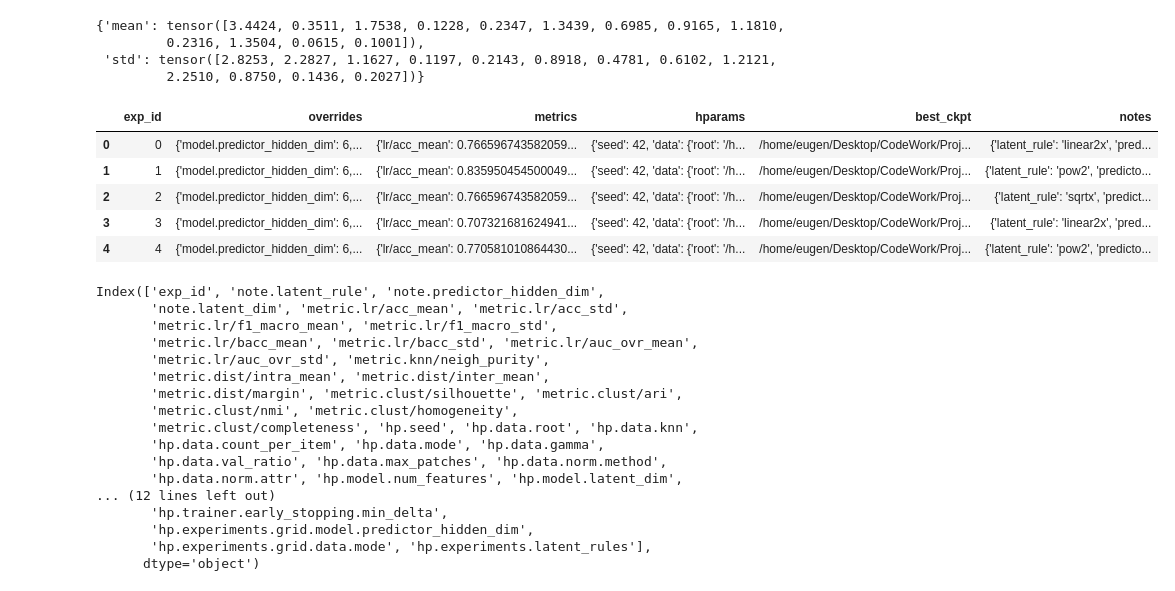
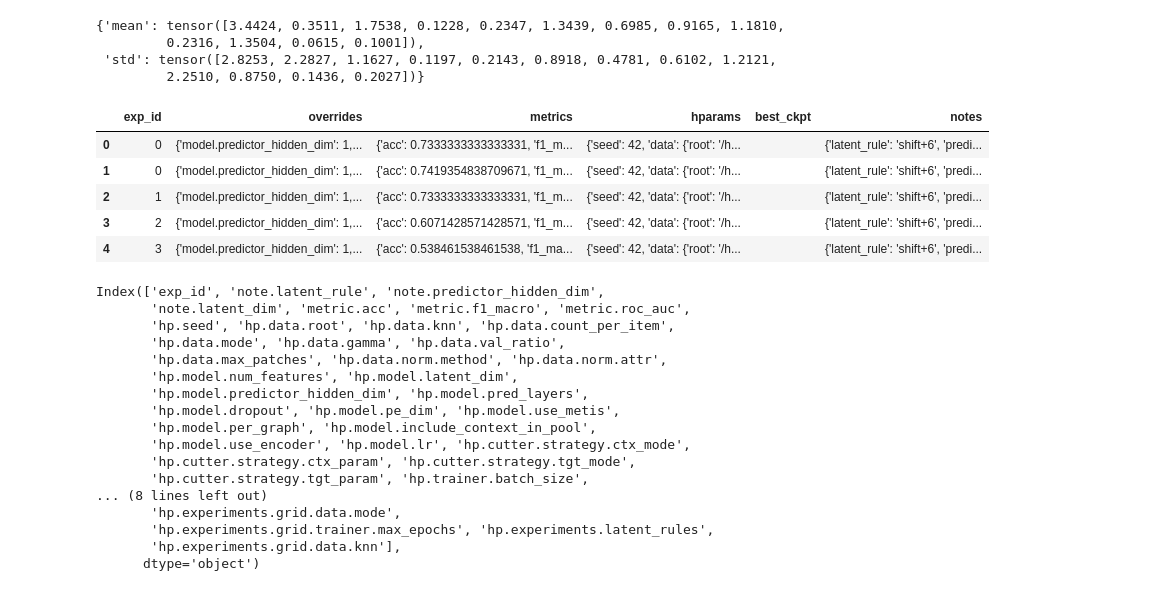
Before and after one commit to NEurosgen/jepa-spines, a Jupyter notebook: Untitled-1.ipynb, the cells around one changed output. Saved outputs shown, nothing was run; the diff lists cells and outputs as text; code cells hidden in the pictures.

```diff
--- a/Untitled-1.ipynb
+++ b/Untitled-1.ipynb
@@ -705,17 +926,17 @@ compute_feature_stats(graph_set)
 # %%
 import pandas as pd
 
 # JSON Lines -> ставим lines=True
-df = pd.read_json("experiments/results.jsonl", lines=True)
+df = pd.read_json("experiments/results_1.jsonl", lines=True)
 
 df.head()    # весь файл
 # %% [output]
 |  | exp_id | overrides | metrics | hparams | best_ckpt | notes |
-| 0 | 0 | {'model.predictor_hidden_dim': 6,... | {'lr/acc_mean': 0.766596743582059... | {'seed': 42, 'data': {'root': '/h... | /home/eugen/Desktop/CodeWork/Proj... | {'latent_rule': 'linear2x', 'pred... |
-| 1 | 1 | {'model.predictor_hidden_dim': 6,... | {'lr/acc_mean': 0.835950454500049... | {'seed': 42, 'data': {'root': '/h... | /home/eugen/Desktop/CodeWork/Proj... | {'latent_rule': 'pow2', 'predicto... |
-| 2 | 2 | {'model.predictor_hidden_dim': 6,... | {'lr/acc_mean': 0.766596743582059... | {'seed': 42, 'data': {'root': '/h... | /home/eugen/Desktop/CodeWork/Proj... | {'latent_rule': 'sqrtx', 'predict... |
-| 3 | 3 | {'model.predictor_hidden_dim': 6,... | {'lr/acc_mean': 0.707321681624941... | {'seed': 42, 'data': {'root': '/h... | /home/eugen/Desktop/CodeWork/Proj... | {'latent_rule': 'linear2x', 'pred... |
-| 4 | 4 | {'model.predictor_hidden_dim': 6,... | {'lr/acc_mean': 0.770581010864430... | {'seed': 42, 'data': {'root': '/h... | /home/eugen/Desktop/CodeWork/Proj... | {'latent_rule': 'pow2', 'predicto... |
+| 0 | 0 | {'model.predictor_hidden_dim': 1,... | {'acc': 0.7333333333333331, 'f1_m... | {'seed': 42, 'data': {'root': '/h... |  | {'latent_rule': 'shift+6', 'predi... |
+| 1 | 0 | {'model.predictor_hidden_dim': 1,... | {'acc': 0.7419354838709671, 'f1_m... | {'seed': 42, 'data': {'root': '/h... |  | {'latent_rule': 'shift+6', 'predi... |
+| 2 | 1 | {'model.predictor_hidden_dim': 1,... | {'acc': 0.7333333333333331, 'f1_m... | {'seed': 42, 'data': {'root': '/h... |  | {'latent_rule': 'shift+6', 'predi... |
+| 3 | 2 | {'model.predictor_hidden_dim': 1,... | {'acc': 0.6071428571428571, 'f1_m... | {'seed': 42, 'data': {'root': '/h... |  | {'latent_rule': 'shift+6', 'predi... |
+| 4 | 3 | {'model.predictor_hidden_dim': 1,... | {'acc': 0.538461538461538, 'f1_ma... | {'seed': 42, 'data': {'root': '/h... |  | {'latent_rule': 'shift+6', 'predi... |
 # %%
 notes   = pd.json_normalize(df["notes"])
 metrics = pd.json_normalize(df["metrics"])
@@ -734,20 +955,20 @@ out = pd.concat(
 out.columns
 # %% [output]
 Index(['exp_id', 'note.latent_rule', 'note.predictor_hidden_dim',
-       'note.latent_dim', 'metric.lr/acc_mean', 'metric.lr/acc_std',
-       'metric.lr/f1_macro_mean', 'metric.lr/f1_macro_std',
-       'metric.lr/bacc_mean', 'metric.lr/bacc_std', 'metric.lr/auc_ovr_mean',
-       'metric.lr/auc_ovr_std', 'metric.knn/neigh_purity',
-       'metric.dist/intra_mean', 'metric.dist/inter_mean',
-       'metric.dist/margin', 'metric.clust/silhouette', 'metric.clust/ari',
-       'metric.clust/nmi', 'metric.clust/homogeneity',
-       'metric.clust/completeness', 'hp.seed', 'hp.data.root', 'hp.data.knn',
-       'hp.data.count_per_item', 'hp.data.mode', 'hp.data.gamma',
-       'hp.data.val_ratio', 'hp.data.max_patches', 'hp.data.norm.method',
-       'hp.data.norm.attr', 'hp.model.num_features', 'hp.model.latent_dim',
-... (12 lines left out)
-       'hp.trainer.early_stopping.min_delta',
-       'hp.experiments.grid.model.predictor_hidden_dim',
-       'hp.experiments.grid.data.mode', 'hp.experiments.latent_rules'],
+       'note.latent_dim', 'metric.acc', 'metric.f1_macro', 'metric.roc_auc',
+       'hp.seed', 'hp.data.root', 'hp.data.knn', 'hp.data.count_per_item',
+       'hp.data.mode', 'hp.data.gamma', 'hp.data.val_ratio',
+       'hp.data.max_patches', 'hp.data.norm.method', 'hp.data.norm.attr',
+       'hp.model.num_features', 'hp.model.latent_dim',
+       'hp.model.predictor_hidden_dim', 'hp.model.pred_layers',
+       'hp.model.dropout', 'hp.model.pe_dim', 'hp.model.use_metis',
+       'hp.model.per_graph', 'hp.model.include_context_in_pool',
+       'hp.model.use_encoder', 'hp.model.lr', 'hp.cutter.strategy.ctx_mode',
+       'hp.cutter.strategy.ctx_param', 'hp.cutter.strategy.tgt_mode',
+       'hp.cutter.strategy.tgt_param', 'hp.trainer.batch_size',
+... (8 lines left out)
+       'hp.experiments.grid.data.mode',
+       'hp.experiments.grid.trainer.max_epochs', 'hp.experiments.latent_rules',
+       'hp.experiments.grid.data.knn'],
       dtype='object')
 # %%
```
Also changed, not shown: parts of 56 cells of this notebook, 15 other files.
